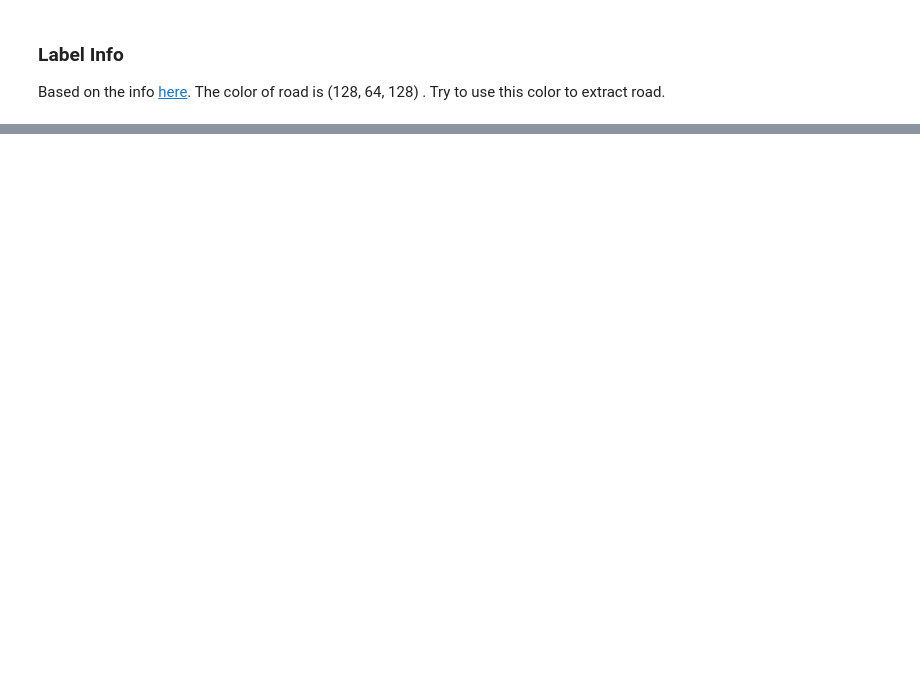
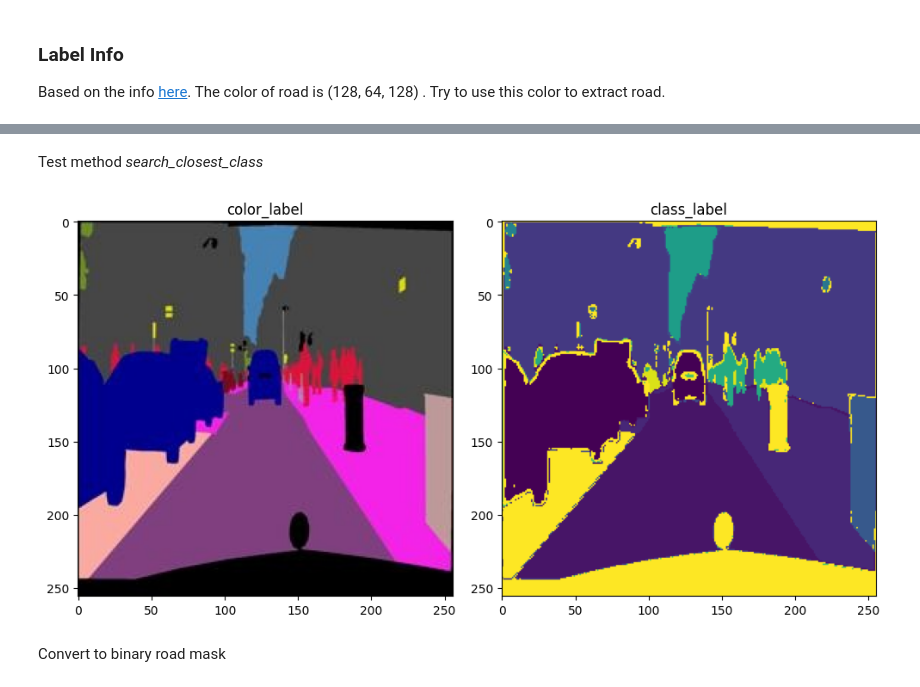
Before and after one commit to WeilongYE/unet-for-cityscapes-road-segmentation, a Jupyter notebook: unet_for_cityscapes_road_segmentation.ipynb, the cells around one changed output, grey strips where cells are left out. Saved outputs shown, nothing was run; the diff lists cells and outputs as text; code cells hidden in the pictures; blank space fills up the shorter version.

```diff
--- a/unet_for_cityscapes_road_segmentation.ipynb
+++ b/unet_for_cityscapes_road_segmentation.ipynb
@@ -97,0 +205,17 @@ Try to use this color to extract road.
+# %%
+list_of_trainID = list(color_to_trainID.values())
+list_of_unique_trainID = np.unique(list_of_trainID)
+classID_to_trainID = {index: trainID for index, trainID in enumerate(list_of_unique_trainID)}
+trainID_to_classID = {trainID: index for index, trainID in enumerate(list_of_unique_trainID)}
+color_to_classID = {color: trainID_to_classID[color_to_trainID[color]] for color in color_to_trainID.keys()}
+road_trainID = color_to_trainID[road_color]
+road_classID = color_to_classID[road_color]
+
+print(f"list of trainIDs: {list_of_unique_trainID}")
+print(f"trainID_to_classID: {trainID_to_classID}")
+print(f"classID_to_trainID: {classID_to_trainID}")
+print(f"color_to_classID: {color_to_classID}")
+print(f"list of unique indices {np.unique(list(color_to_classID.values()))}")
+print(f"The color of road is: {road_color}")
+print(f"The trainID of road is {road_trainID}")
+print(f"The classID of road is {road_classID}")
@@ -127,0 +275,33 @@ It showed that the road color label is not exactly (128,64,128)
+# %%
+def color_distance(c1, c2):
+    tmp_np = np.array(c1) - np.array(c2)
+    return np.linalg.norm(tmp_np)
+
+def search_closest_class_try(color, color_to_class) -> int:
+    min_dist = color_distance((0,0,0), (255,255,255))
+    idx = 0;
+    for key,val in color_to_class.items():
+        dist = color_distance(color, key)
+        if dist < min_dist:
+            min_dist = dist
+            idx = val
+    return idx
+# %% [markdown]
+Test method *search_closest_class*
+# %%
+class_mask = np.zeros((h, w//2, 1), dtype='int')
+for row in range(h):
+    for col in range(w//2):
+        class_mask[row,col,:] = search_closest_class_try(y[row,col,:], color_to_classID)
+
+fig, axis = plt.subplots(1, 2, figsize=(10, 5))
+axis[0].imshow(y)
+axis[0].set_title("color_label")
+axis[1].imshow(class_mask)
+axis[1].set_title("class_label")
+plt.tight_layout()
+plt.show()
+# %% [output]
+[figure, added]
+# %% [markdown]
+Convert to binary road mask
```
Also changed, not shown: parts of 20 cells of this notebook.
